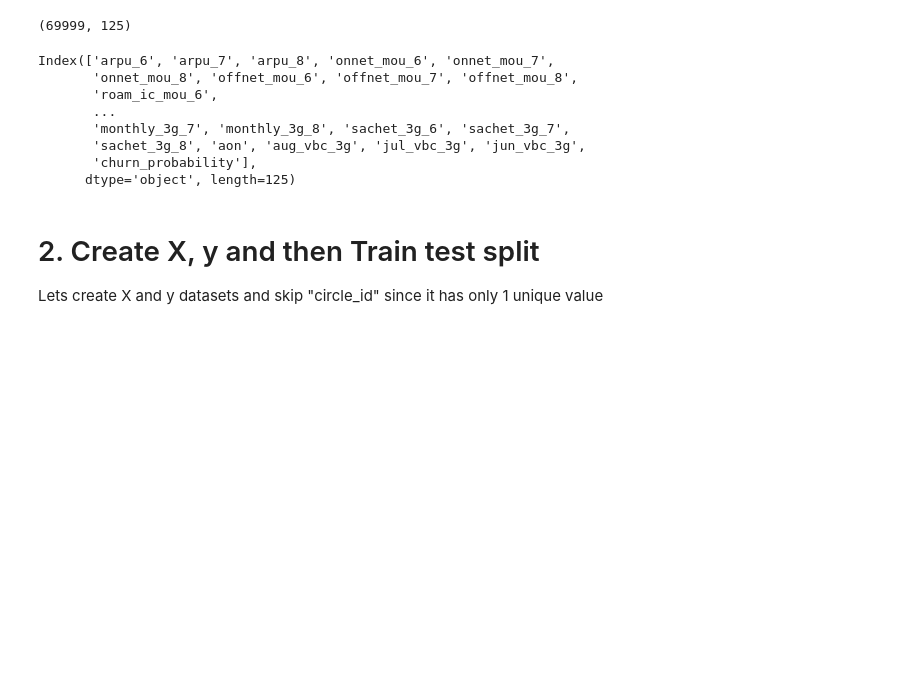
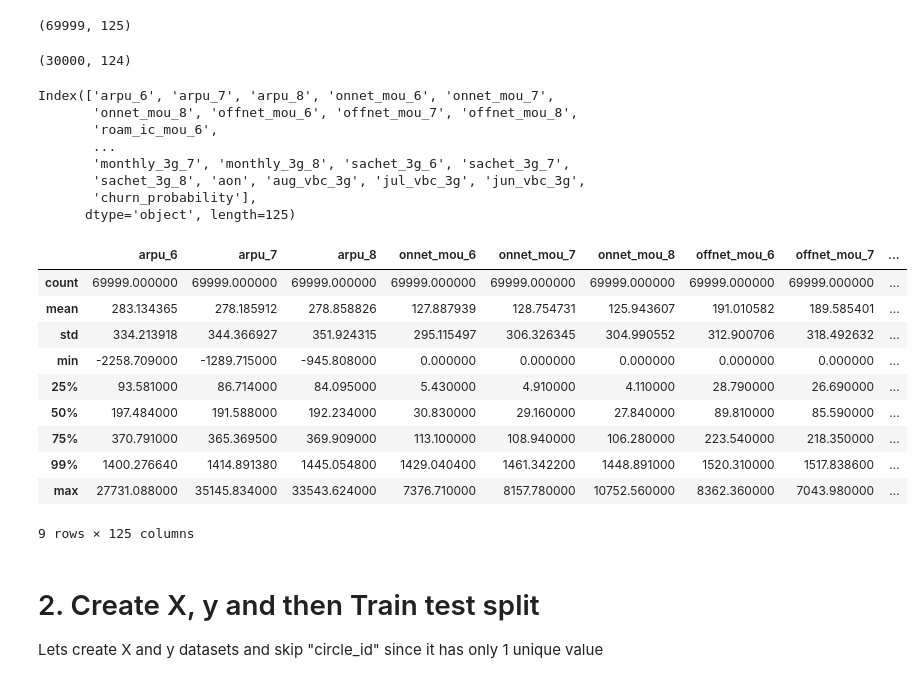
Before and after one commit to shilpa-pv/Telecom_churn_casestudy, a Jupyter notebook: starter-notebook - Labs 1.ipynb, the cells around one changed output. Drawn from its saved outputs; the diff is of its cells as text; code cells hidden in the pictures; blank space fills up the shorter version.

```diff
--- a/starter-notebook - Labs 1.ipynb
+++ b/starter-notebook - Labs 1.ipynb
@@ -283,5 +296,8 @@ Length: 158, dtype: float64
 # Calculate percentage of missing values for each column
 missing_percentage = (train.isnull().sum() / len(train)) * 100
 
+# Identify columns with more than 40% missing values
+columns_to_drop = missing_percentage[missing_percentage > 40].index.tolist()
+
 # Drop columns with more than 40% missing values
-train = train.drop(columns=missing_percentage[missing_percentage > 40].index)
+train = train.drop(columns=columns_to_drop)
@@ -319,8 +342,15 @@ Index(['arpu_6', 'arpu_7', 'arpu_8', 'onnet_mou_6', 'onnet_mou_7',
       dtype='object', length=125)
 # %%
 # Impute the missing values in the numerical columns with the mean of that column
+# for col in train.select_dtypes(include=['number']).columns:
+#     train[col] = train[col].fillna(train[col].mean())
+
+# Replacing with 0
 for col in train.select_dtypes(include=['number']).columns:
-    train[col] = train[col].fillna(train[col].mean())
+    train[col] = train[col].fillna(0)
+
+for col in unseen.select_dtypes(include=['number']).columns:
+    unseen[col] = unseen[col].fillna(0)
 # %%
 # Checking again how many cols have missing values
 train.isna().sum()[train.isna().sum() > 0]
@@ -347,6 +379,10 @@ Series([], dtype: int64)
 train.shape
 # %% [output]
 (69999, 125)
+# %%
+unseen.shape
+# %% [output]
+(30000, 124)
 # %%
 train.columns
 # %% [output]
@@ -358,3 +394,17 @@ Index(['arpu_6', 'arpu_7', 'arpu_8', 'onnet_mou_6', 'onnet_mou_7',
        'sachet_3g_8', 'aon', 'aug_vbc_3g', 'jul_vbc_3g', 'jun_vbc_3g',
        'churn_probability'],
       dtype='object', length=125)
+# %%
+train.describe(percentiles=[.25,.5,.75,.99])
+# %% [output]
+|  | arpu_6 | arpu_7 | arpu_8 | onnet_mou_6 | onnet_mou_7 | onnet_mou_8 | offnet_mou_6 | offnet_mou_7 | ... |
+| count | 69999.000000 | 69999.000000 | 69999.000000 | 69999.000000 | 69999.000000 | 69999.000000 | 69999.000000 | 69999.000000 | ... |
+| mean | 283.134365 | 278.185912 | 278.858826 | 127.887939 | 128.754731 | 125.943607 | 191.010582 | 189.585401 | ... |
+| std | 334.213918 | 344.366927 | 351.924315 | 295.115497 | 306.326345 | 304.990552 | 312.900706 | 318.492632 | ... |
+| min | -2258.709000 | -1289.715000 | -945.808000 | 0.000000 | 0.000000 | 0.000000 | 0.000000 | 0.000000 | ... |
+| 25% | 93.581000 | 86.714000 | 84.095000 | 5.430000 | 4.910000 | 4.110000 | 28.790000 | 26.690000 | ... |
+| 50% | 197.484000 | 191.588000 | 192.234000 | 30.830000 | 29.160000 | 27.840000 | 89.810000 | 85.590000 | ... |
+| 75% | 370.791000 | 365.369500 | 369.909000 | 113.100000 | 108.940000 | 106.280000 | 223.540000 | 218.350000 | ... |
+| 99% | 1400.276640 | 1414.891380 | 1445.054800 | 1429.040400 | 1461.342200 | 1448.891000 | 1520.310000 | 1517.838600 | ... |
+| max | 27731.088000 | 35145.834000 | 33543.624000 | 7376.710000 | 8157.780000 | 10752.560000 | 8362.360000 | 7043.980000 | ... |
+9 rows × 125 columns
```
Also changed, not shown: parts of 9 cells of this notebook, 3 other files.
